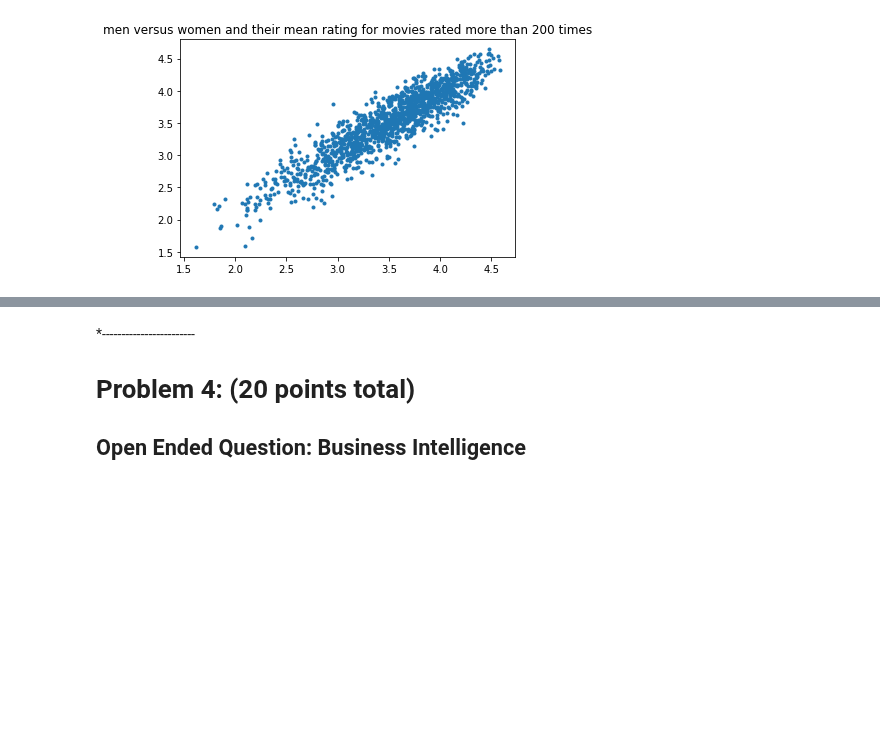
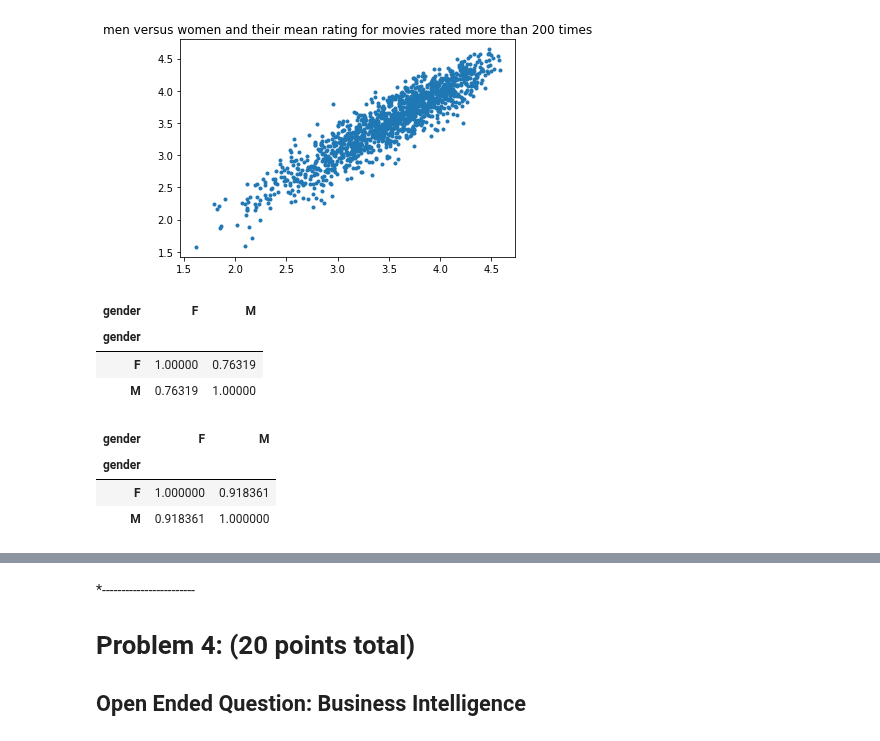
Before and after one commit to tianhaopx/Case-Study-of-Data-Science, a Jupyter notebook: CaseStudy2/CaseStudy2.ipynb, the cells around one changed output, grey strips where cells are left out. Cells and saved outputs as stored; diff of their text form; code cells hidden in the pictures; blank space fills up the shorter version.

```diff
--- a/CaseStudy2/CaseStudy2.ipynb
+++ b/CaseStudy2/CaseStudy2.ipynb
@@ -416,3 +431,18 @@ py.title('men versus women and their mean rating for movies rated more than 200
 py.show()
 # %% [output]
 [figure]
+# %%
+#Compute the correlation coefficent between the ratings of men and women.
+X.corr() #all ratings
+# %% [output]
+| gender | F | M |
+| gender |  |  |
+| F | 1.00000 | 0.76319 |
+| M | 0.76319 | 1.00000 |
+# %%
+mean_rating.corr()#ratings more than 200. Highly correlated when ratings more than 200 times.
+# %% [output]
+| gender | F | M |
+| gender |  |  |
+| F | 1.000000 | 0.918361 |
+| M | 0.918361 | 1.000000 |
```
Also changed, not shown: parts of 3 cells of this notebook.
